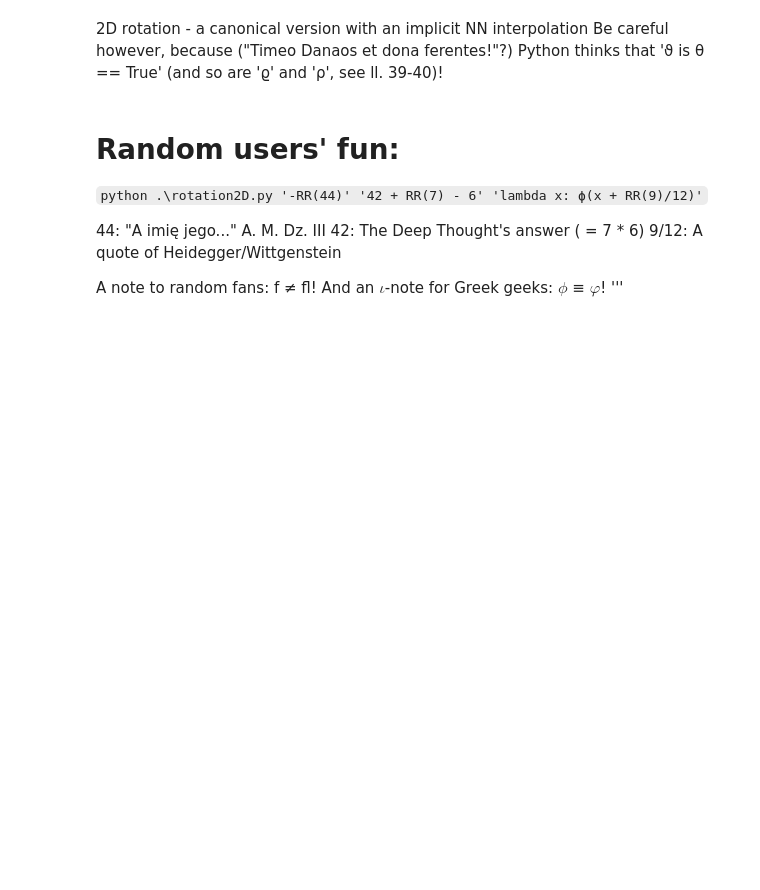
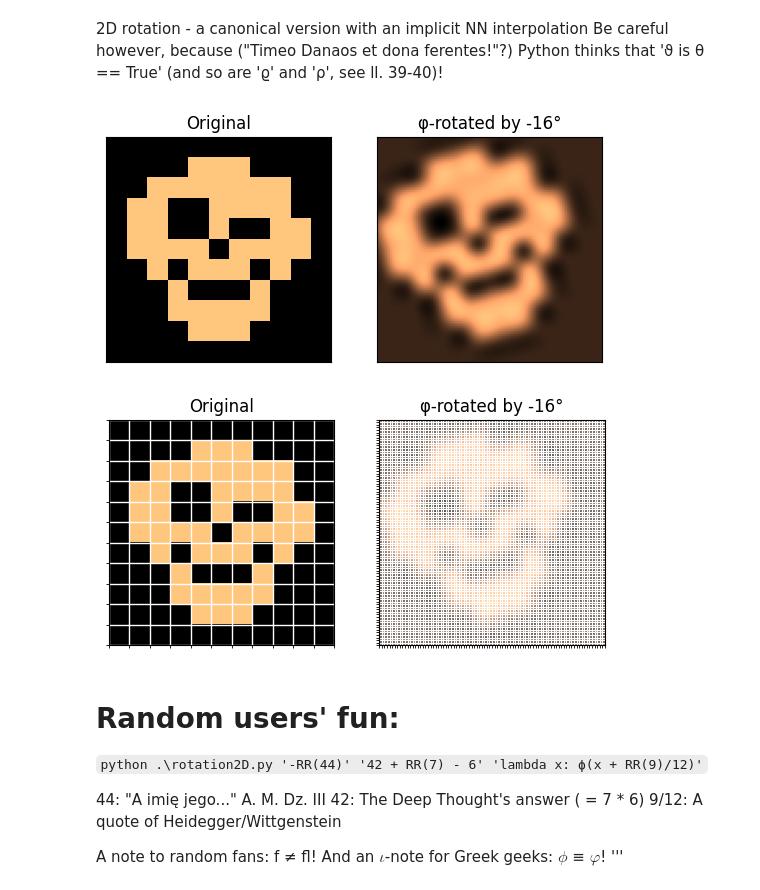
Before and after one commit to Bahrd/AppliedPythonology, a Jupyter notebook: ipynbs/rotation2D.ipynb, the cells around one changed output. Saved outputs shown, nothing was run; the diff lists cells and outputs as text; code cells hidden in the pictures; blank space fills up the shorter version.

```diff
--- a/ipynbs/rotation2D.ipynb
+++ b/ipynbs/rotation2D.ipynb
@@ -43,37 +43,40 @@ def ft(img, x, y, ψ = ϕ, Δ = 0b11):
     return tendot(fxy, img)
 
 ## Setting...
 #  A rotation angle α...
 ϱ = RR(-180, 180) #°
-α, Cu = ϱ * π/180.0, 'copper' # Main and auxiliary variables
+α, Cu = ϱ * π/180, 'copper' # Main and auxiliary variables
 
 #  A source image...
-img = eddie; M = len(img); N = eval(argv[0b10]) if len(argv) > 0b10 else M << 0b1
+img = eddie; M = len(img); N = eval(argv[0b10]) if len(argv) > 0b10 else M << 0b11
 out = empty((N, N))
 # ... and rotation of ϑ = [x, y].T, w.r.t. OXY and through that angle
 OXY, Rα = array([M/2, M/2]), array([[cos(α), -sin(α)],
                                     [sin(α),  cos(α)]]) # turns clockwise when α > 0
 
 # ... and an interpoland...:) Π, Λ, ϕ, ξ, "or else..."
-nomina = argv[0b11] if len(argv) > 0b11 else Λ.__name__; ψ = eval(nomina)
+nomina = argv[0b11] if len(argv) > 0b11 else ϕ.__name__; ψ = eval(nomina)
 ToF = lambda: choice([True, False])
 
 f = fl if ToF() else ft
 if ToF():
     # Omloop Het...
     for n in range(N):
         for m in range(N):
             ϑ = array([n/N, m/N]) * M - OXY
             x, y = Rα @ ϑ + OXY
             out[n, m] = f(img, x, y, ψ) # cf. rotationNN.py's '... = img[x, y]'
 else:
     # A harder-coded version (but a tad faster, right?)
     out = [[f(img, *(OXY + Rα @ (array([n/N, m/N]) * M - OXY)), ψ)
                                                  for m in range(N)]
                                                  for n in range(N)]
 
 for grid in (False, True):
-    DI((img, out), ('Original', f'{nomina}-rotated by {ϱ}°'), cmp = Cu, grid = grid)
+    DI((img, out), ('Original', f'{nomina}-rotated by {ϱ}°'), cmp = Cu, grid = grid, clip = False)
+# %% [output]
+[figure, added]
+[figure, added]
 # %% [markdown]
 # Random users' fun:
 
```
Also changed, not shown: 4 other files.
